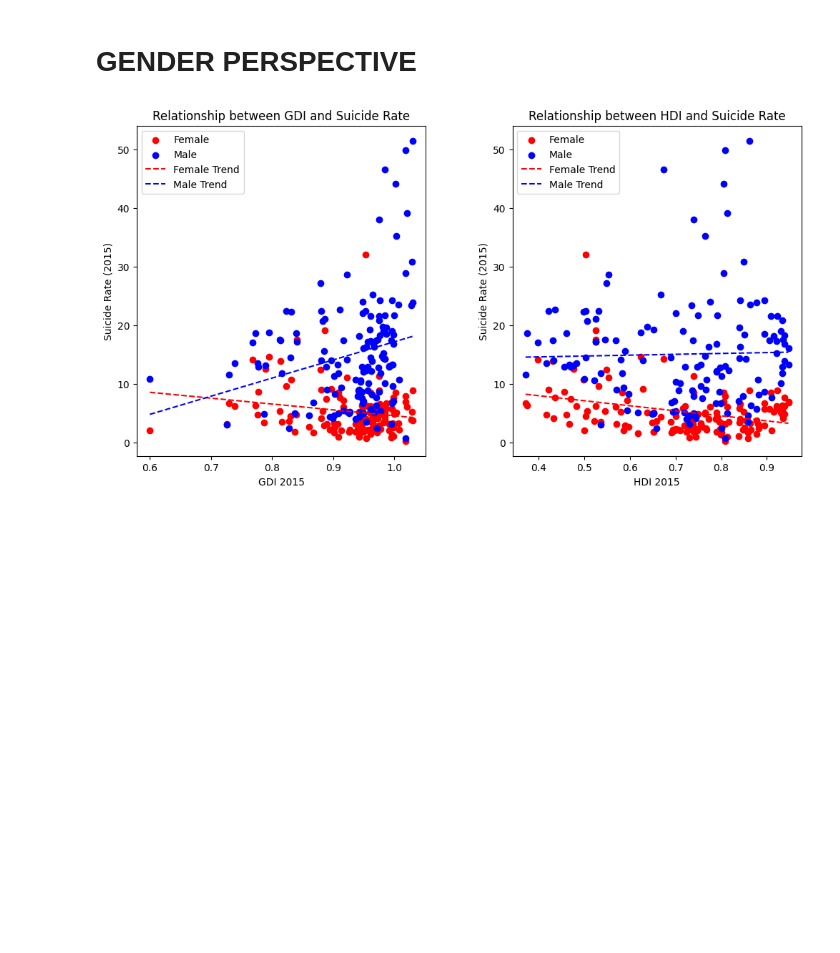
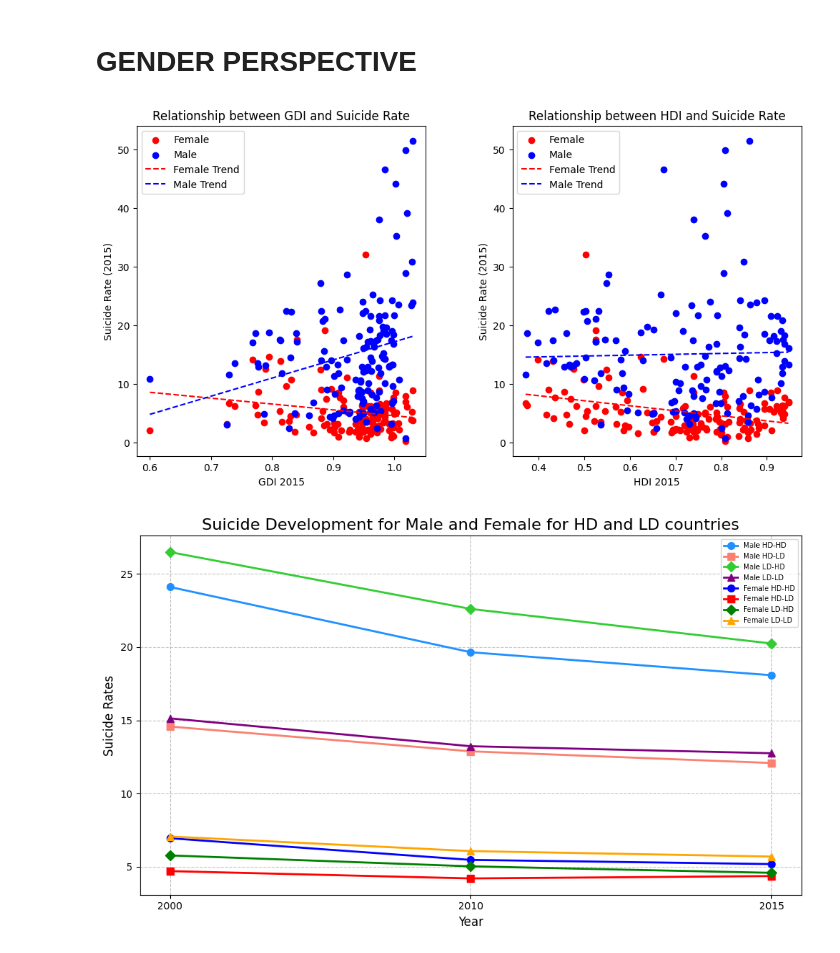
Before and after one commit to Lloydster25/Informatievisualisatie, a Jupyter notebook: FINAL.ipynb, the cells around one changed output. Cells and saved outputs as stored; diff of their text form; code cells hidden in the pictures; blank space fills up the shorter version.

```diff
--- a/FINAL.ipynb
+++ b/FINAL.ipynb
@@ -98,6 +98,70 @@ plt.subplots_adjust(wspace=0.3)
 plt.show()
 # %% [output]
 [figure]
+# %%
+import matplotlib.pyplot as plt
+import pandas as pd
+
+# Read the dataset
+males = pd.read_csv('databases/male_suicides.csv')
+females = pd.read_csv('databases/female_suicides.csv')
+
+males['HDI Classification'] = males['HDI 2015'].apply(lambda x: 'HD' if x >= 0.85 else 'LD')
+females['HDI Classification'] = females['HDI 2015'].apply(lambda x: 'HD' if x >= 0.85 else 'LD')
+males['GDI Classification'] = males['GDI 2015'].apply(lambda x: 'HD' if x >= 0.97 else 'LD')
+females['GDI Classification'] = females['GDI 2015'].apply(lambda x: 'HD' if x >= 0.97 else 'LD')
+
+# Group the data by HDI and GDI classifications for males
+hh_df_m = males[(males['HDI Classification'] == 'HD') & (males['GDI Classification'] == 'HD')]
+hl_df_m = males[(males['HDI Classification'] == 'HD') & (males['GDI Classification'] == 'LD')]
+lh_df_m = males[(males['HDI Classification'] == 'LD') & (males['GDI Classification'] == 'HD')]
+ll_df_m = males[(males['HDI Classification'] == 'LD') & (males['GDI Classification'] == 'LD')]
+
+# Group the data by HDI and GDI classifications for females
+hh_df_f = females[(females['HDI Classification'] == 'HD') & (females['GDI Classification'] == 'HD')]
+hl_df_f = females[(females['HDI Classification'] == 'HD') & (females['GDI Classification'] == 'LD')]
+lh_df_f = females[(females['HDI Classification'] == 'LD') & (females['GDI Classification'] == 'HD')]
+ll_df_f = females[(females['HDI Classification'] == 'LD') & (females['GDI Classification'] == 'LD')]
+
+# Extract the necessary columns for plotting
+years = ['2000', '2010', '2015']
+male_hh = hh_df_m[years].mean()
+male_hl = hl_df_m[years].mean()
+male_lh = lh_df_m[years].mean()
+male_ll = ll_df_m[years].mean()
+female_hh = hh_df_f[years].mean()
+female_hl = hl_df_f[years].mean()
+female_lh = lh_df_f[years].mean()
+female_ll = ll_df_f[years].mean()
+
+# Define color and marker styles
+colors = ['dodgerblue', 'salmon', 'limegreen', 'purple', 'blue', 'red', 'green', 'orange']
+markers = ['o', 's', 'D', '^', 'o', 's', 'D', '^']
+labels = ['Male HD-HD', 'Male HD-LD', 'Male LD-HD', 'Male LD-LD', 'Female HD-HD', 'Female HD-LD', 'Female LD-HD', 'Female LD-LD']
+
+# Create the line plot
+plt.figure(figsize=(10, 6))  # Adjust the figure size
+for i, data in enumerate([male_hh, male_hl, male_lh, male_ll, female_hh, female_hl, female_lh, female_ll]):
+    plt.plot(years, data, color=colors[i], marker=markers[i], linewidth=2, markersize=7)
+
+# Set plot title and labels
+plt.title('Suicide Development for Male and Female for HD and LD countries', fontsize=16)
+plt.xlabel('Year', fontsize=12)
+plt.ylabel('Suicide Rates', fontsize=12)
+
+# Customize ticks and gridlines
+plt.xticks(fontsize=10)
+plt.yticks(fontsize=10)
+plt.grid(True, linestyle='--', alpha=0.7)
+plt.legend(labels, loc='upper right', fontsize=7)
+
+# Adjust the spacing between subplots
+plt.tight_layout()
+
+# Display the plot
+plt.show()
+# %% [output]
+[figure, added]
 # %%
 import pandas as pd
 import matplotlib.pyplot as plt
```
Also changed, not shown: parts of 2 cells of this notebook.
